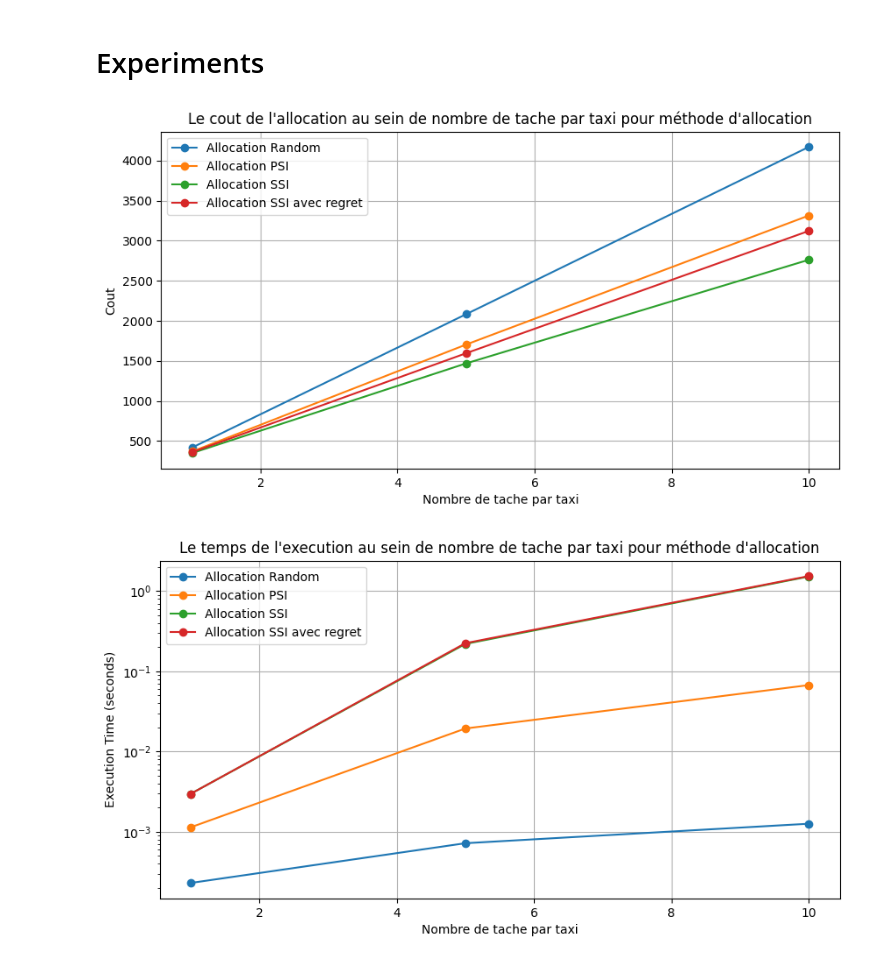
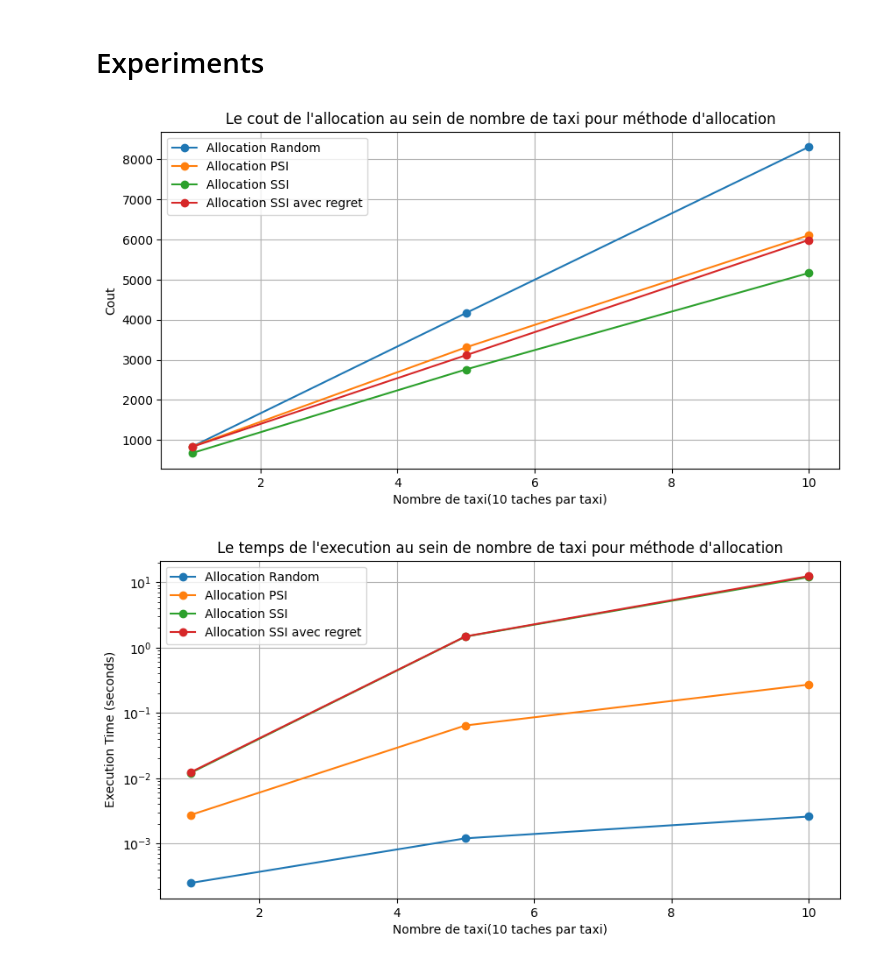
Before and after one commit to PaulTiberiu/Taxi-Task-Allocation, a Jupyter notebook: Rapport.ipynb, the cells around one changed output. Drawn from its saved outputs; the diff is of its cells as text; code cells hidden in the pictures.

```diff
--- a/Rapport.ipynb
+++ b/Rapport.ipynb
@@ -941,12 +944,12 @@ couts = {key: value / num_test for key, value in couts.items()}
 temps_execution={key: value / num_test for key, value in temps_execution.items()}
 # %%
 GRID_SIZE = 20
-NUM_TAXIS = 5
+#NUM_TAXIS = 5
 TASK_FREQUENCY = 8
 NUM_ITERATIONS = 30
 data_num_tasks={}
 
-for num_task in [1,5,10]:
+for num_taxi in [1,5,10]:
     couts={
         "Allocation Random":0,
         "Allocation PSI":0,
@@ -962,7 +965,8 @@ for num_task in [1,5,10]:
     }
 
     num_test=100
-    TASK_NUMBER=num_task*NUM_TAXIS
+    NUM_TAXIS=num_taxi
+    TASK_NUMBER=10*NUM_TAXIS
 
     for i in range(num_test):
         seed=i
@@ -979,41 +983,41 @@ for num_task in [1,5,10]:
 
     couts = {key: value / num_test for key, value in couts.items()}
     temps_execution={key: value / num_test for key, value in temps_execution.items()}
-    data_num_tasks[num_task]=(couts,temps_execution)
+    data_num_tasks[num_taxi]=(couts,temps_execution)
 # %%
 import matplotlib.pyplot as plt
 
 methods = ['Allocation Random', 'Allocation PSI', 'Allocation SSI', 'Allocation SSI avec regret']
 n_values = list(data_num_tasks.keys())
 
 # Extract costs and times
 costs = {method: [data_num_tasks[n][0][method] for n in n_values] for method in methods}
 times = {method: [data_num_tasks[n][1][method] for n in n_values] for method in methods}
 
 # Plot cost improvement
 plt.figure(figsize=(10, 5))
 for method in methods:
     plt.plot(n_values, costs[method], marker='o', label=method)
-plt.xlabel('Nombre de tache par taxi')
+plt.xlabel('Nombre de taxi(10 taches par taxi)')
 plt.ylabel('Cout')
-plt.title("Le cout de l'allocation au sein de nombre de tache par taxi pour méthode d'allocation")
+plt.title("Le cout de l'allocation au sein de nombre de taxi pour méthode d'allocation")
 plt.legend()
 plt.grid(True)
-plt.savefig("Comparaison_cost_alloc_nb_tache_par_taxi.png")
+plt.savefig("Comparaison_cost_alloc_par_nb_taxi.png")
 plt.show()
 
 # Plot execution time
 plt.figure(figsize=(10, 5))
 for method in methods:
     plt.plot(n_values, times[method], marker='o', label=method)
-plt.xlabel('Nombre de tache par taxi')
+plt.xlabel('Nombre de taxi(10 taches par taxi)')
 plt.ylabel('Execution Time (seconds)')
-plt.title("Le temps de l'execution au sein de nombre de tache par taxi pour méthode d'allocation")
+plt.title("Le temps de l'execution au sein de nombre de taxi pour méthode d'allocation")
 plt.yscale('log')  # Log scale for better visualization
 plt.legend()
 plt.grid(True)
-plt.savefig("Comparaison_time_exec_nb_tache_par_taxi.png")
+plt.savefig("Comparaison_time_exec_par_nb_taxi.png")
 plt.show()
 # %% [output]
-[figure, old version]
+[figure, new version]
-[figure, old version]
+[figure, new version]
```
Also changed, not shown: parts of 1 cell of this notebook.
